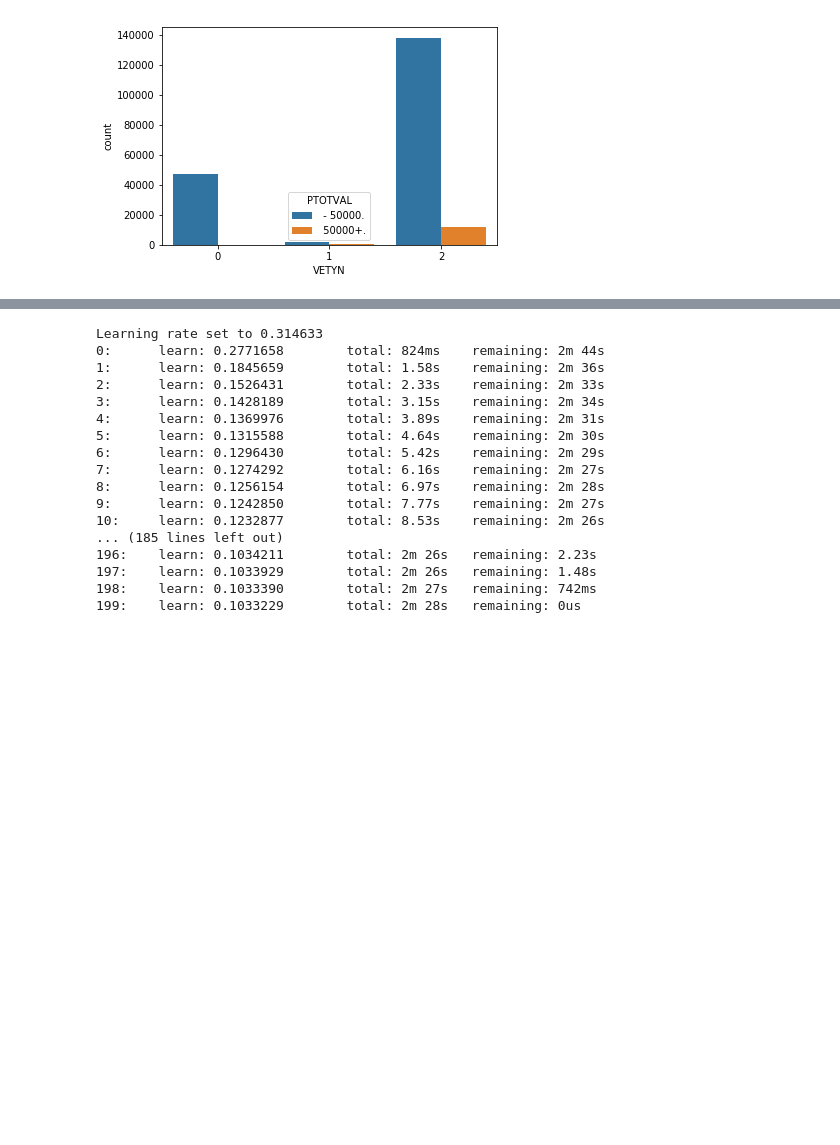
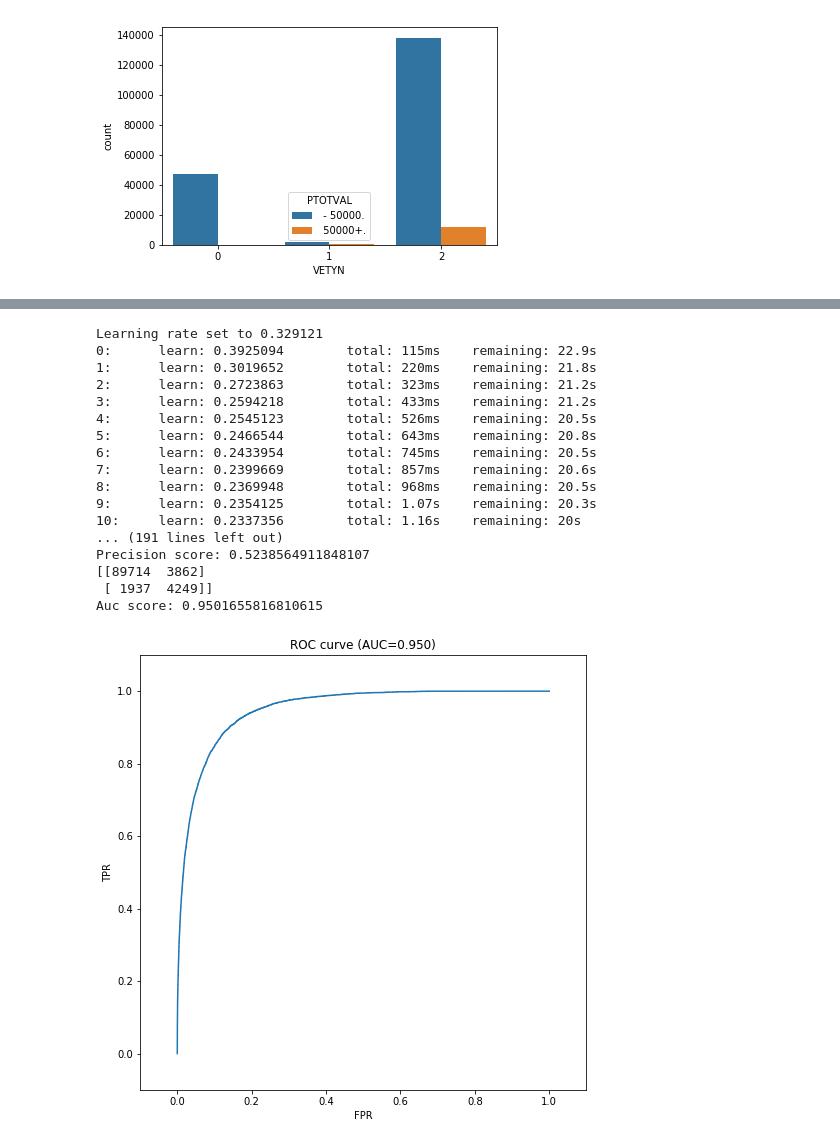
Before and after one commit to nAnna519/python_tasks, a Jupyter notebook: census_income/census-income.ipynb, the cells around one changed output, grey strips where cells are left out. Saved outputs shown, nothing was run; the diff lists cells and outputs as text; code cells hidden in the pictures; blank space fills up the shorter version.

```diff
--- a/census_income/census-income.ipynb
+++ b/census_income/census-income.ipynb
@@ -262,32 +238,33 @@ Auc score: 0.9319346099614467
 # %%
 from catboost import CatBoostClassifier
 
-categorical_columns = [c for c in X_train.columns if X_train[c].dtype.name == 'object']
-cat_features = list(map(lambda x: list(X_train.columns).index(x), categorical_columns))
+# categorical_columns = [c for c in X_train.columns if X_train[c].dtype.name == 'object']
+# cat_features = list(map(lambda x: list(X_train.columns).index(x), categorical_columns))
 
 cat_model = CatBoostClassifier(iterations = 200)
-# train_predict_model(cat_model, X_train, y_train, X_test, y_test)
+train_predict_model(cat_model, X_train, y_train, X_test, y_test)
 
-cat_model.fit(X_train, y_train, cat_features=cat_features)
-preds = cat_model.predict(X_test)
+# cat_model.fit(X_train, y_train, cat_features=cat_features)
+# preds = cat_model.predict(X_test)
 # %% [output]
-Learning rate set to 0.314633
-0:      learn: 0.2771658        total: 824ms    remaining: 2m 44s
-1:      learn: 0.1845659        total: 1.58s    remaining: 2m 36s
-2:      learn: 0.1526431        total: 2.33s    remaining: 2m 33s
-3:      learn: 0.1428189        total: 3.15s    remaining: 2m 34s
-4:      learn: 0.1369976        total: 3.89s    remaining: 2m 31s
-5:      learn: 0.1315588        total: 4.64s    remaining: 2m 30s
-6:      learn: 0.1296430        total: 5.42s    remaining: 2m 29s
-7:      learn: 0.1274292        total: 6.16s    remaining: 2m 27s
-8:      learn: 0.1256154        total: 6.97s    remaining: 2m 28s
-9:      learn: 0.1242850        total: 7.77s    remaining: 2m 27s
-10:     learn: 0.1232877        total: 8.53s    remaining: 2m 26s
-... (185 lines left out)
-196:    learn: 0.1034211        total: 2m 26s   remaining: 2.23s
-197:    learn: 0.1033929        total: 2m 26s   remaining: 1.48s
-198:    learn: 0.1033390        total: 2m 27s   remaining: 742ms
-199:    learn: 0.1033229        total: 2m 28s   remaining: 0us
+Learning rate set to 0.329121
+0:      learn: 0.3925094        total: 115ms    remaining: 22.9s
+1:      learn: 0.3019652        total: 220ms    remaining: 21.8s
+2:      learn: 0.2723863        total: 323ms    remaining: 21.2s
+3:      learn: 0.2594218        total: 433ms    remaining: 21.2s
+4:      learn: 0.2545123        total: 526ms    remaining: 20.5s
+5:      learn: 0.2466544        total: 643ms    remaining: 20.8s
+6:      learn: 0.2433954        total: 745ms    remaining: 20.5s
+7:      learn: 0.2399669        total: 857ms    remaining: 20.6s
+8:      learn: 0.2369948        total: 968ms    remaining: 20.5s
+9:      learn: 0.2354125        total: 1.07s    remaining: 20.3s
+10:     learn: 0.2337356        total: 1.16s    remaining: 20s
+... (191 lines left out)
+Precision score: 0.5238564911848107
+[[89714  3862]
+ [ 1937  4249]]
+Auc score: 0.9501655816810615
+[figure, added]
 # %%
 print('CatBoost: ')
 print('Accuracy score: ' + str(metrics.accuracy_score(y_test, preds)))
```
Also changed, not shown: parts of 21 cells of this notebook.
